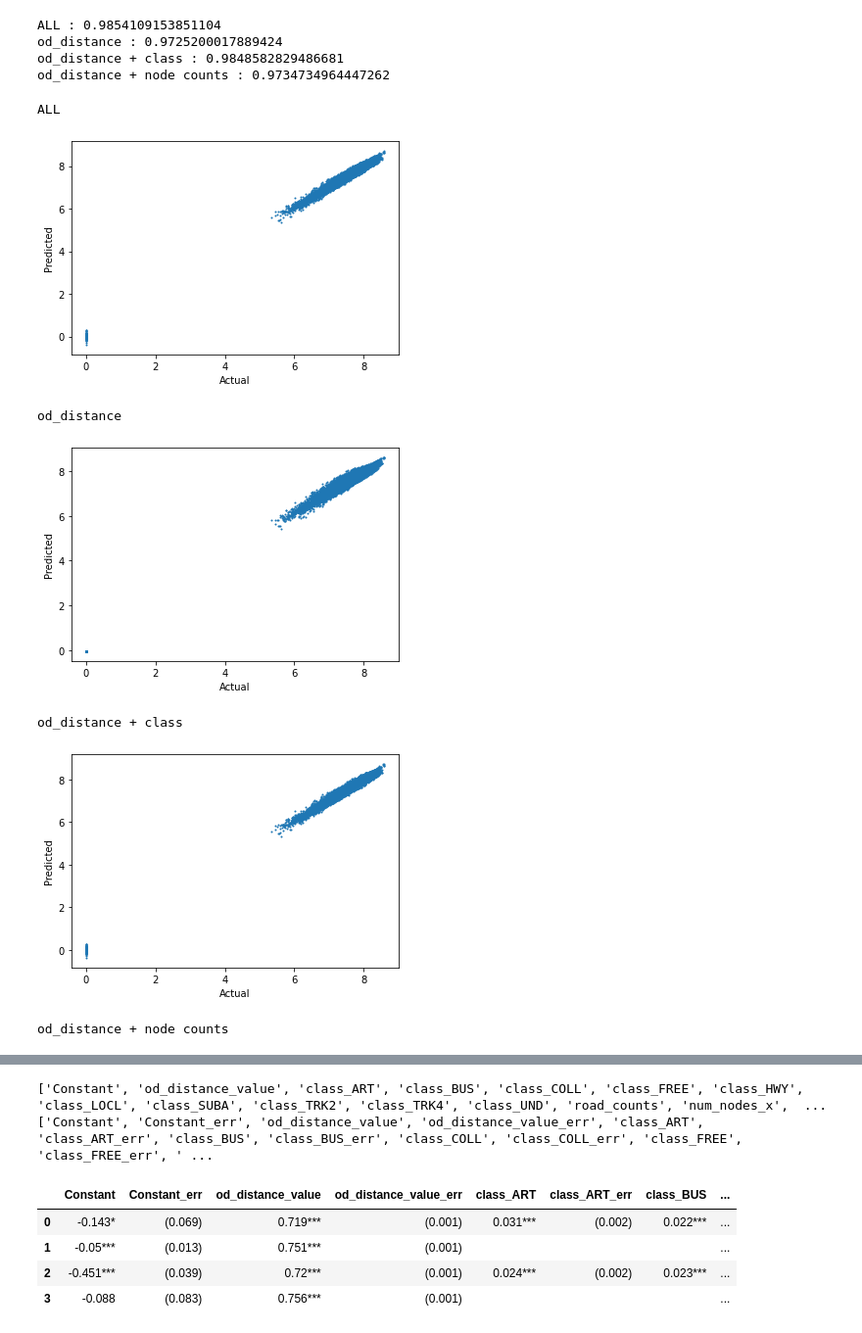
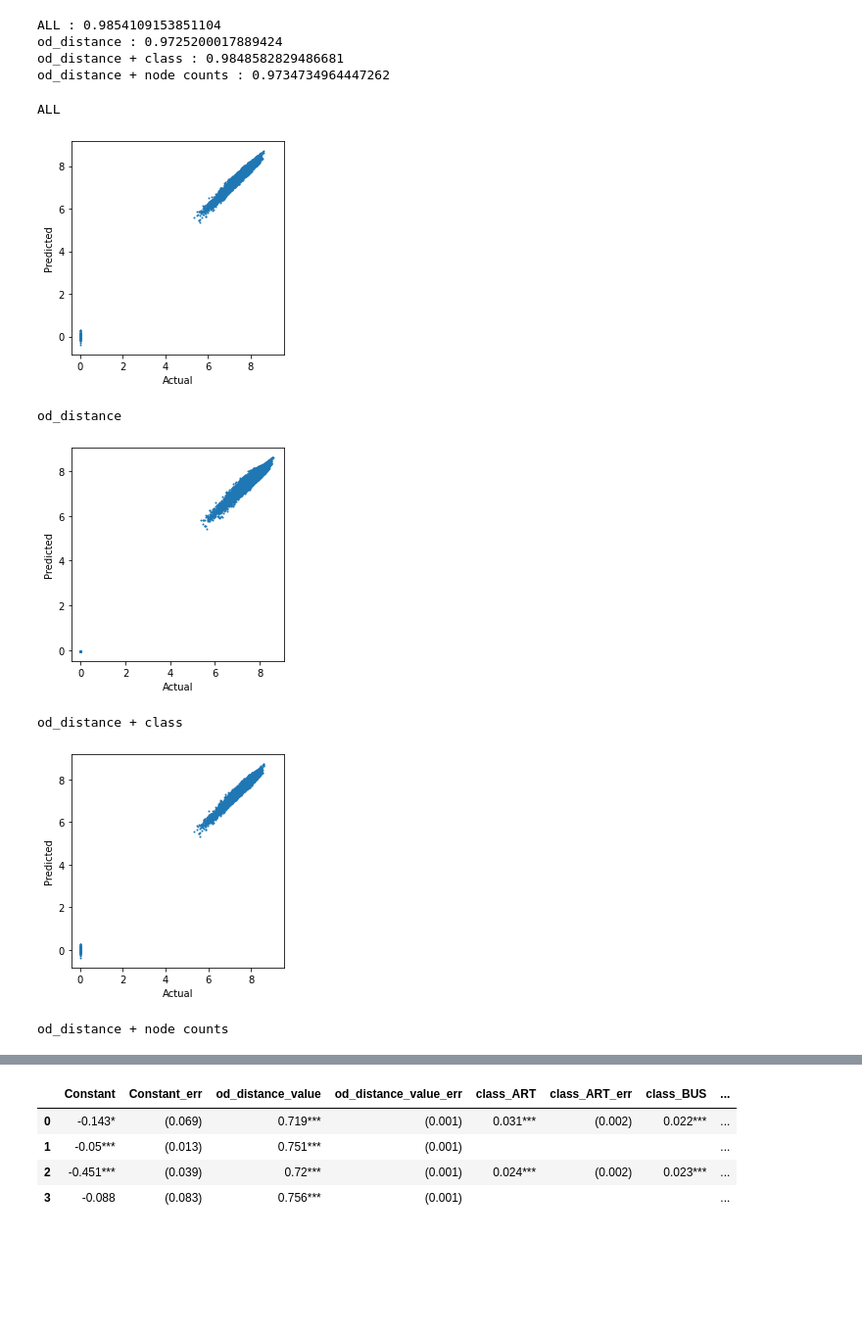
Before and after one commit to cjsyzwsh/South_Australia_Transport_Econ, a Jupyter notebook: notebooks/jason/4_models-degree.ipynb, the cells around one changed output, grey strips where cells are left out. Shown at 98% size. Drawn from its saved outputs; the diff is of its cells as text; code cells hidden in the pictures; blank space fills up the shorter version.

```diff
--- a/notebooks/jason/4_models-degree.ipynb
+++ b/notebooks/jason/4_models-degree.ipynb
@@ -272,17 +321,19 @@ od_distance + node counts : 0.9734734964447262
 # %%
 for variables,data, model in models:
     print(variables)
     y_pred = model.predict(data)
     plt.clf()
     plt.scatter(y,y_pred,s=1)
     plt.xlabel("Actual")
     plt.ylabel("Predicted")
+    plt.axis('square')
+    plt.savefig("../../../Gravity-model-for-econ-and-transport-networks/" + variables + "1.png")
     plt.show()
 # %% [output]
 ALL
-[figure, old version]
+[figure, new version]
 od_distance
-[figure, old version]
+[figure, new version]
 od_distance + class
-[figure, old version]
+[figure, new version]
 od_distance + node counts
@@ -296,18 +347,3 @@ all_vars = ['Constant','od_distance_value', 'class_ART', 'class_BUS', 'class_COL
                                                    'num_greater5degree_x', 'num_nodes_y', 'num_1degree_y', 'num_2degree_y',
                                                    'num_3degree_y', 'num_4degree_y', 'num_greater5degree_y', 'Observations',
                                                    'R_squared', 'Adjusted_R_squared']
-errors = []
-for elt in all_vars:
-    e = elt + "_err"
-    errors.append(e)
-temp = []
-for i in range(len(all_vars)):
-    temp.append(all_vars[i])
-    if all_vars[i] not in {'Observations','R_squared', 'Adjusted_R_squared'}:
-        temp.append(errors[i])
-
-print(all_vars)
-print(temp)
-# %% [output]
-['Constant', 'od_distance_value', 'class_ART', 'class_BUS', 'class_COLL', 'class_FREE', 'class_HWY', 'class_LOCL', 'class_SUBA', 'class_TRK2', 'class_TRK4', 'class_UND', 'road_counts', 'num_nodes_x',  ...
-['Constant', 'Constant_err', 'od_distance_value', 'od_distance_value_err', 'class_ART', 'class_ART_err', 'class_BUS', 'class_BUS_err', 'class_COLL', 'class_COLL_err', 'class_FREE', 'class_FREE_err', ' ...
```
Also changed, not shown: parts of 29 cells of this notebook, 5 other files.
